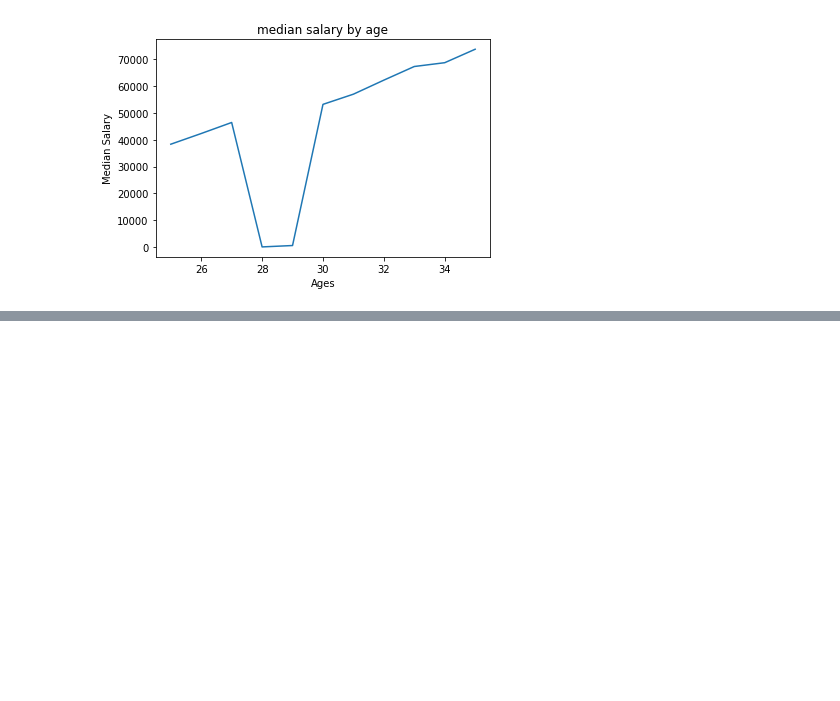
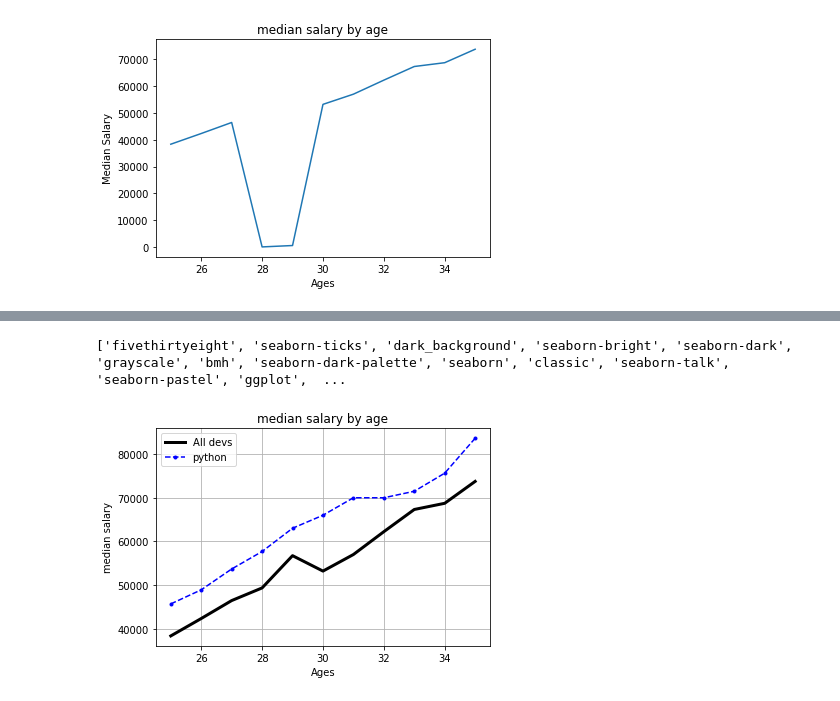
Before and after one commit to 19PA1A0527/python-basics, a Jupyter notebook: Untitled13.ipynb, the cells around one changed output, grey strips where cells are left out. Cells and saved outputs as stored; diff of their text form; code cells hidden in the pictures; blank space fills up the shorter version.

```diff
--- a/Untitled13.ipynb
+++ b/Untitled13.ipynb
@@ -51,0 +106,21 @@ plt.show()
+# %%
+from matplotlib import pyplot as plt
+print(plt.style.available)
+ages_x=[25,26,27,28,29,30,31,32,33,34,35]
+dev_y=[38345,42333,46444,49342,56734,53200,56999,62231,67317,68734,73752]
+
+plt.plot(ages_x,dev_y,color='k',linewidth=3,label='All devs')
+
+py_dev_y=[45678,48907,53678,57689,63016,65998,70003,70000,71489,75640,83640]
+
+plt.plot(ages_x,py_dev_y,color='b',linestyle='--',marker='.',label='python')
+
+plt.xlabel('Ages')
+plt.ylabel('median salary')
+plt.title('median salary by age')
+plt.legend()
+plt.grid()
+plt.show()
+# %% [output]
+['fivethirtyeight', 'seaborn-ticks', 'dark_background', 'seaborn-bright', 'seaborn-dark', 'grayscale', 'bmh', 'seaborn-dark-palette', 'seaborn', 'classic', 'seaborn-talk', 'seaborn-pastel', 'ggplot',  ...
+[figure, added]
```
Also changed, not shown: parts of 8 cells of this notebook.
